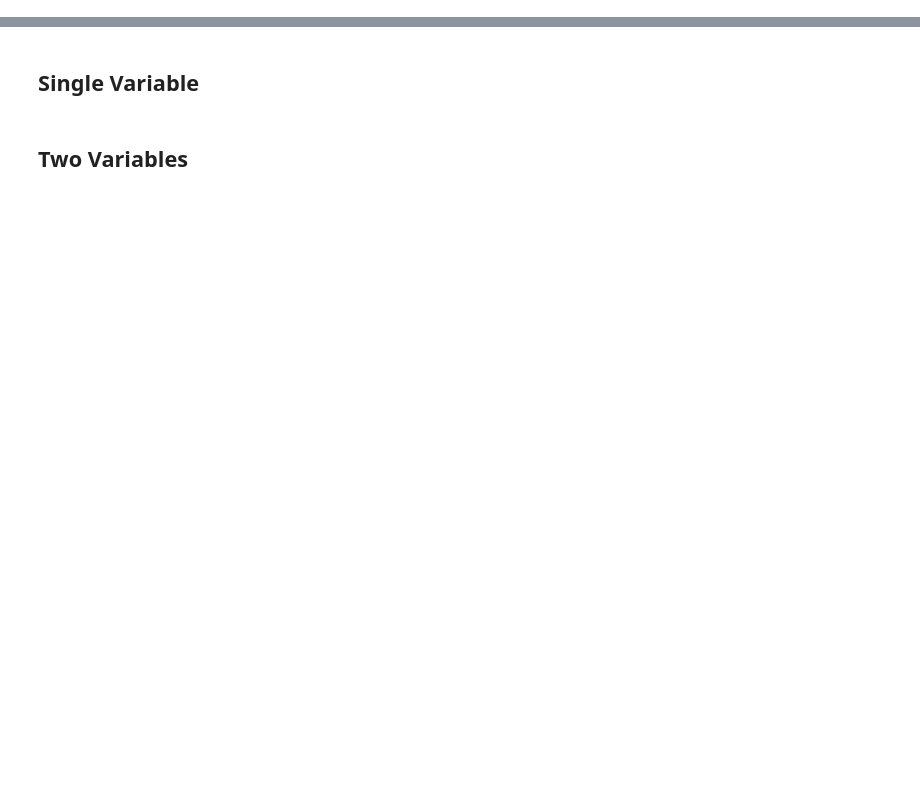
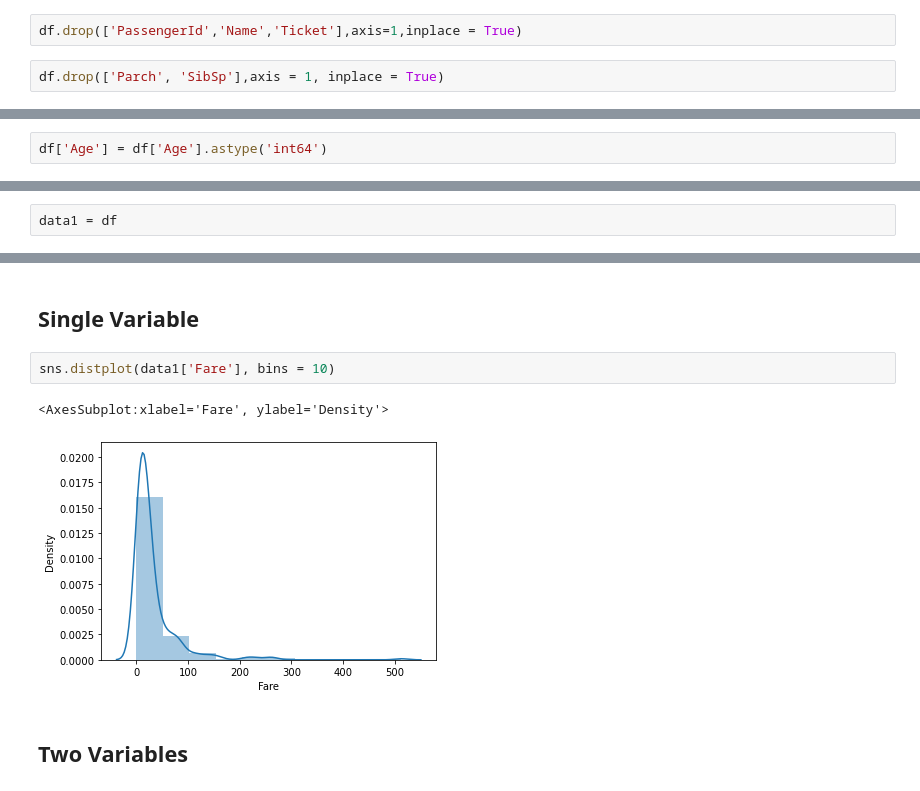
Before and after one commit to arisugiharto/Machine_Learning_Batch17, a Jupyter notebook: Assignment_1/Ari_Sugiharto_A1_batch17.ipynb, the cells around one changed output, grey strips where cells are left out. Saved outputs shown, nothing was run; the diff lists cells and outputs as text; blank space fills up the shorter version.

```diff
--- a/Assignment_1/Ari_Sugiharto_A1_batch17.ipynb
+++ b/Assignment_1/Ari_Sugiharto_A1_batch17.ipynb
@@ -34,0 +134,4 @@ dtype: bool
+# %%
+df.drop(['PassengerId','Name','Ticket'],axis=1,inplace = True)
+# %%
+df.drop(['Parch', 'SibSp'],axis = 1, inplace = True)
@@ -34,0 +154,2 @@ dtype: bool
+# %%
+df['Age'] = df['Age'].astype('int64')
@@ -34,0 +170,2 @@ dtype: bool
+# %%
+data1 = df
@@ -35,4 +188,9 @@ dtype: bool
 # %% [markdown]
 ## Single Variable
+# %%
+sns.distplot(data1['Fare'], bins = 10)
+# %% [output]
+<AxesSubplot:xlabel='Fare', ylabel='Density'>
+[figure, added]
 # %% [markdown]
 ## Two Variables
```
Also changed, not shown: parts of 17 cells of this notebook, 2 other files.
